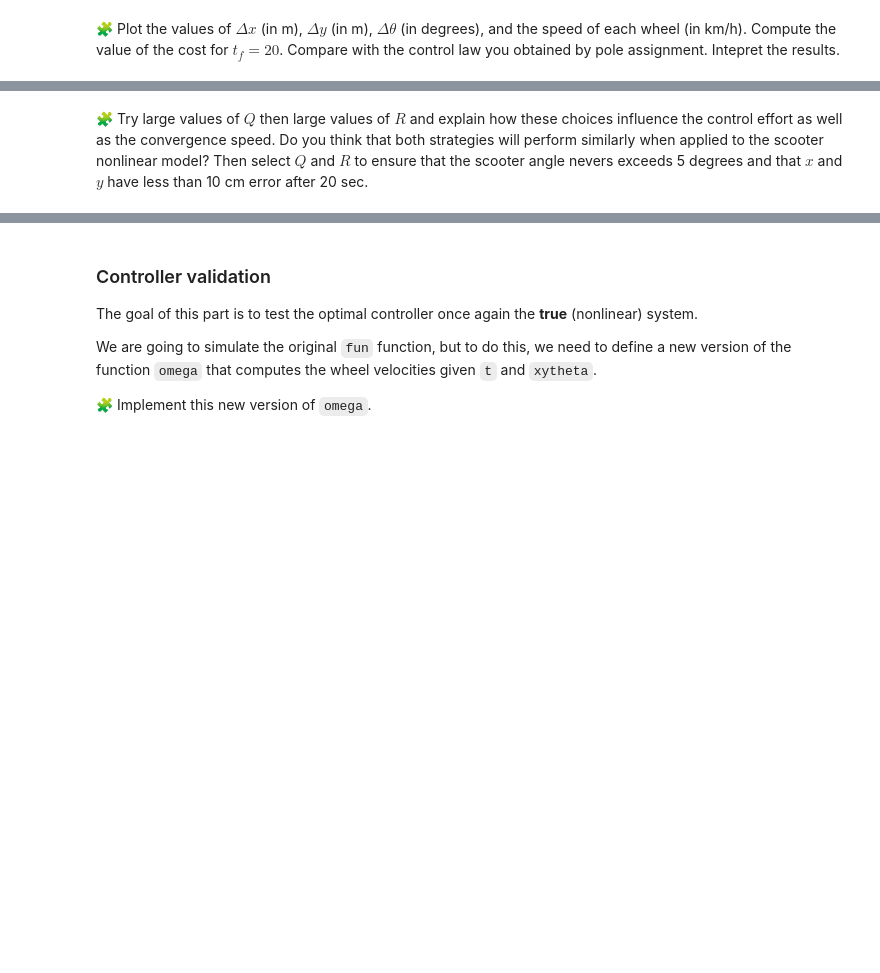
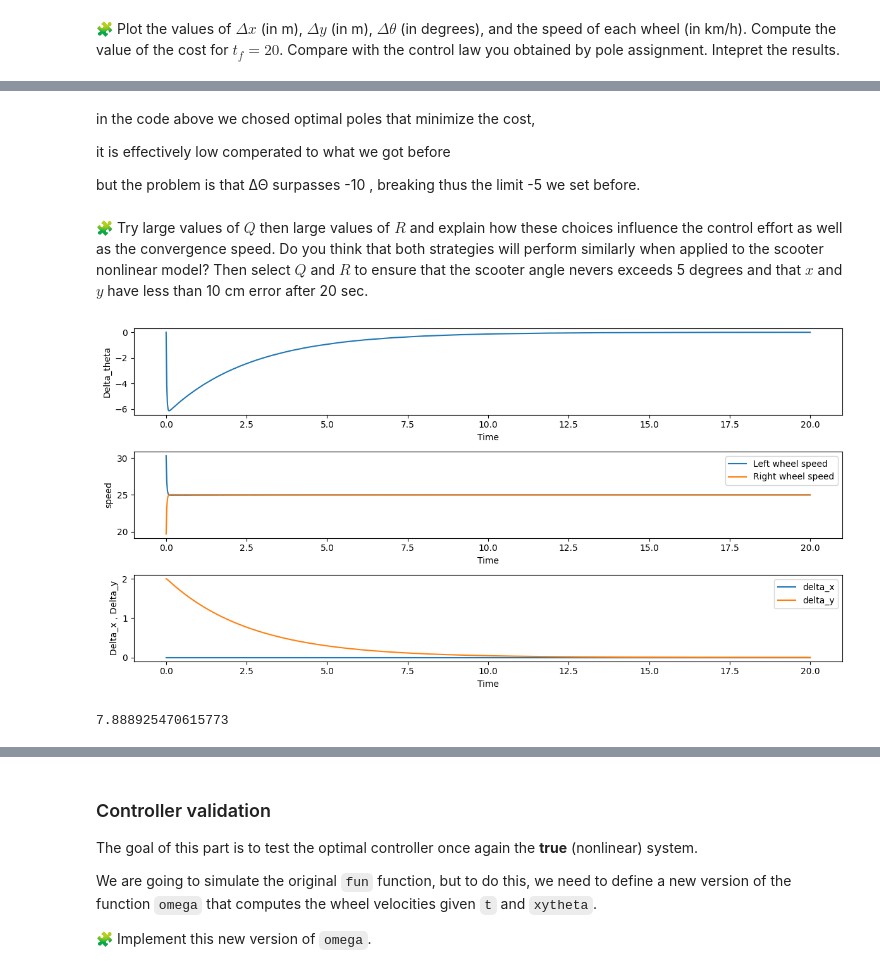
Before and after one commit to ahmedelalaoui142/control-engineering-with-python-project-2023-2024, a Jupyter notebook: NC.ipynb, the cells around one changed output, grey strips where cells are left out. Saved outputs shown, nothing was run; the diff lists cells and outputs as text; code cells hidden in the pictures; blank space fills up the shorter version.

```diff
--- a/NC.ipynb
+++ b/NC.ipynb
@@ -774,2 +810,8 @@ pass
+# %% [markdown]
+in the code above we chosed optimal poles that minimize the cost,
+
+it is effectively low comperated to what we got before
+
+but the problem is that ΔΘ surpasses -10 , breaking thus the limit -5 we set before.
 # %% [markdown]
 🧩 Try large values of $Q$ then large values of $R$ and explain how these choices influence the control effort as well as the convergence speed. Do you think that both strategies will perform similarly when applied to the scooter nonlinear model? Then select $Q$ and $R$ to ensure that the scooter angle nevers exceeds 5 degrees and that $x$ and $y$ have less than 10 cm error after 20 sec.
@@ -777,0 +818,40 @@ pass
+# %%
+
+temp = solve_continuous_are(A, B, Q, np.diag([70,70])) #large values of R
+K = np.dot(np.linalg.inv(R0), np.dot(B.T, temp))
+sol = solve_ivp(lin_fun, (0,20), [0, 2, 0] , t_eval=np.linspace(0, 20, 1000)) # solving the eqt
+t = sol.t
+delta_X=sol.y
+delta_x, delta_y, delta_theta = delta_X
+
+dOmega_l,dOmega_r = -K@delta_X
+left_speed=(dOmega_l +v/r)*r*3.6 # converting to Km/h
+right_speed=(dOmega_r +v/r)*r*3.6
+plt.figure(figsize=(12, 6))
+
+plt.subplot(313)
+plt.plot(t, delta_x,label="delta_x")
+plt.plot(t, delta_y,label="delta_y")
+plt.xlabel('Time')
+plt.ylabel('Delta_x , Delta_y')
+plt.legend()
+
+plt.subplot(311)
+plt.plot(t, delta_theta*180/pi) # converting to degrees
+plt.xlabel('Time')
+plt.ylabel('Delta_theta')
+
+plt.subplot(312)
+plt.plot(t, left_speed,label="Left wheel speed")
+plt.plot(t, right_speed,label="Right wheel speed")
+plt.xlabel('Time')
+plt.ylabel('speed')
+
+plt.legend()
+plt.tight_layout()
+plt.show()
+sol = solve_ivp(fun=lin_fun,t_span=[0, 20],y0=[0, 2, 0],dense_output=True,rtol=1e-6,atol=1e-12 )
+Compute_cost(sol.sol)
+# %% [output]
+[figure, added]
+7.888925470615773
```
Also changed, not shown: parts of 7 cells of this notebook.
